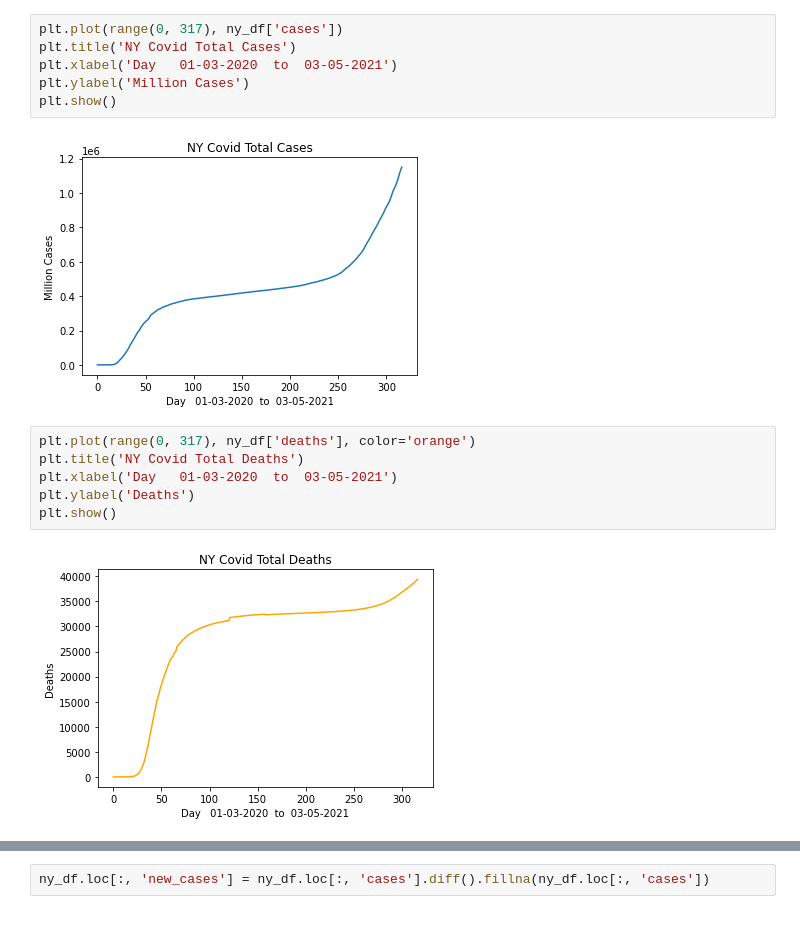
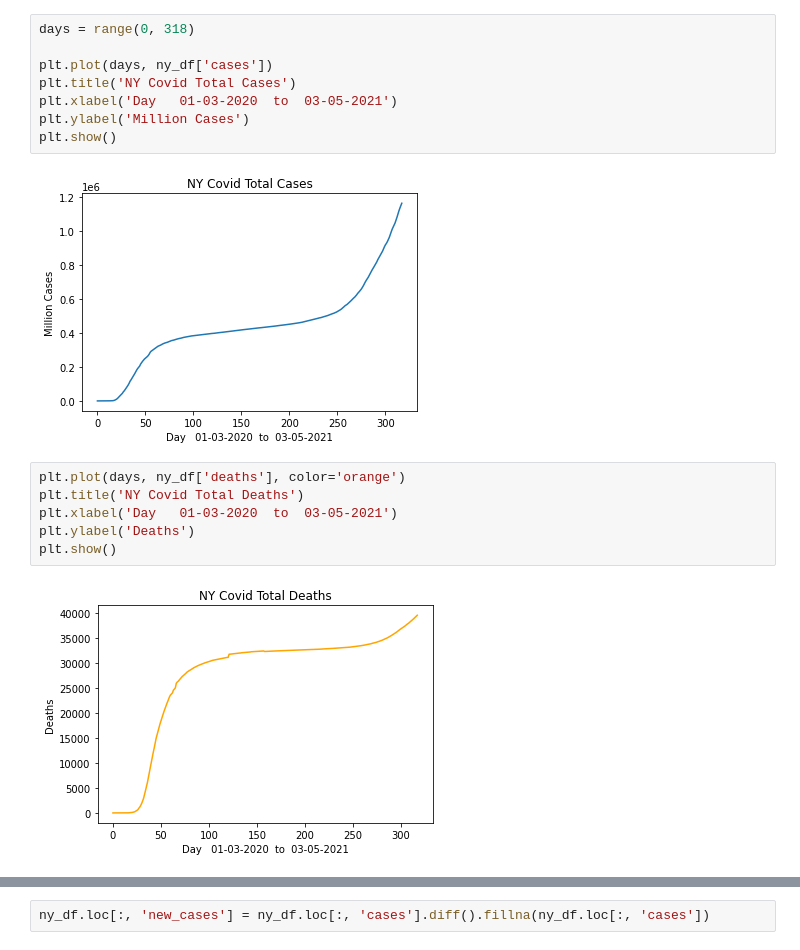
Before and after one commit to hon3g/data_analytics_2, a Jupyter notebook: Python/Mini_Project_Covid19_Data_Analysis.ipynb, the cells around one changed output, grey strips where cells are left out. Cells and saved outputs as stored; diff of their text form.

```diff
--- a/Python/Mini_Project_Covid19_Data_Analysis.ipynb
+++ b/Python/Mini_Project_Covid19_Data_Analysis.ipynb
@@ -20,7 +20,9 @@ ny_df.head(1)
 |  | date | state | cases | deaths |
 | 0 | 2020-03-01 | New York | 1 | 0 |
 # %%
-plt.plot(range(0, 317), ny_df['cases'])
+days = range(0, 318)
+
+plt.plot(days, ny_df['cases'])
 plt.title('NY Covid Total Cases')
 plt.xlabel('Day   01-03-2020  to  03-05-2021')
 plt.ylabel('Million Cases')
@@ -28,11 +30,11 @@ plt.show()
 # %% [output]
 [figure]
 # %%
-plt.plot(range(0, 317), ny_df['deaths'], color='orange')
+plt.plot(days, ny_df['deaths'], color='orange')
 plt.title('NY Covid Total Deaths')
 plt.xlabel('Day   01-03-2020  to  03-05-2021')
 plt.ylabel('Deaths')
 plt.show()
 # %% [output]
-[figure, old version]
+[figure, new version]
 # %%
```
Also changed, not shown: parts of 8 cells of this notebook.
